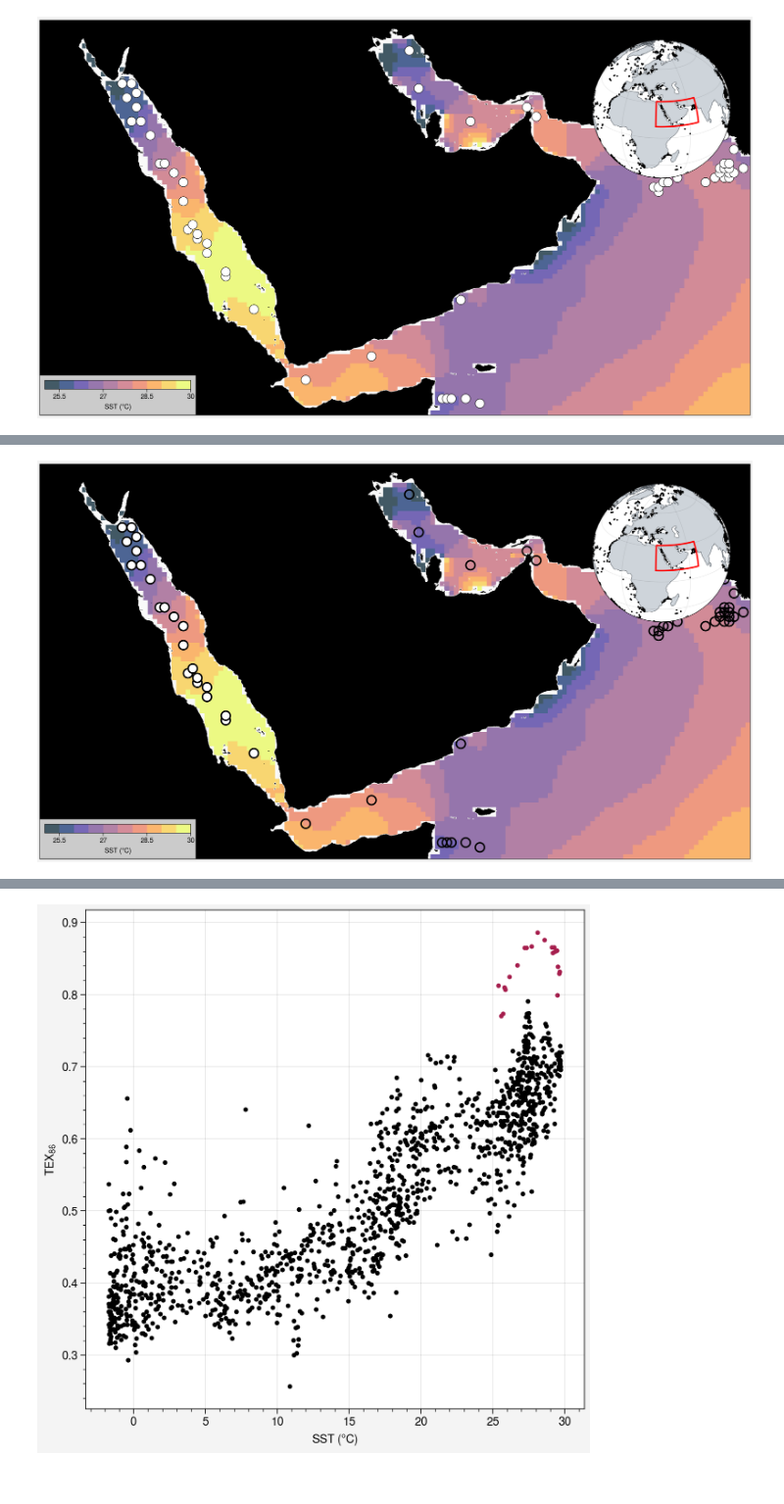
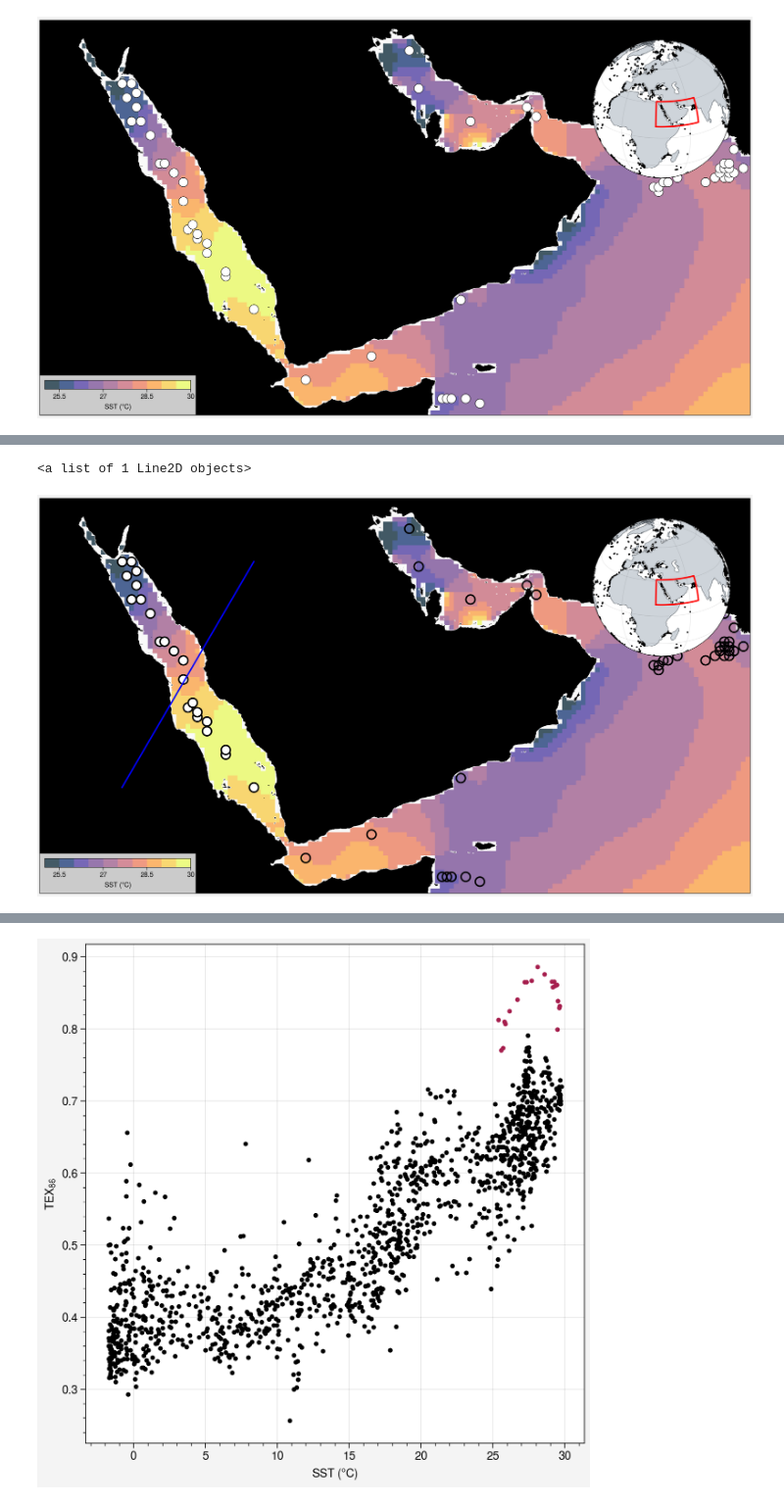
Before and after one commit to PaleoLipidRR/nutrient-effect-on-TEX, a Jupyter notebook: notebooks/viz4slides/IMOG_presentation.ipynb, the cells around one changed output, grey strips where cells are left out. Shown at 98% size. Cells and saved outputs as stored; diff of their text form; code cells hidden in the pictures.

```diff
--- a/notebooks/viz4slides/IMOG_presentation.ipynb
+++ b/notebooks/viz4slides/IMOG_presentation.ipynb
@@ -198,8 +198,8 @@ fpath = f'{local_onedrive_path}/Postdoc/WOA23/decav91C0/temperature'
 fname = 'woa23_decav91C0_t00_04.nc'
 
 T_da = xr.open_dataset(os.path.join(fpath, fname), decode_times=False)
-woas23_temp = T_da.t_an.squeeze('time')
-woas23_temp
+woa23_temp = T_da.t_an.squeeze('time')
+woa23_temp
 # %% [output]
 <xarray.DataArray 't_an' (depth: 102, lat: 720, lon: 1440)>
 [105753600 values with dtype=float32]
@@ -336,9 +801,9 @@ ax.format(
     grid=False
 )
 
-plot_data = woas23_temp.isel(depth=0)
-plot_lat = woas23_temp.lat
-plot_lon = woas23_temp.lon
+plot_data = woa23_temp.isel(depth=0)
+plot_lat = woa23_temp.lat
+plot_lon = woa23_temp.lon
 
 m = ax.pcolormesh(plot_lon,plot_lat,plot_data,cmap='thermal',levels=np.arange(25,30.5,0.5),alpha=0.75,zorder=0)
 # ax.contour(plot_lon,plot_lat,plot_data,linecolor='black',linewidth=0.25,levels=np.arange(-5000,5100,200))
@@ -362,38 +827,40 @@ for name, group in grouped:
 
 ##########################
 # Create an inset axis overlapping on the top right corner of axs[0]
 plot.rc.reso = 'lo'
 ax_inset = axs[0].inset_axes([0.7, 0.6, 0.35, 0.35],
                              proj='ortho',proj_kw={'lon_0':35,'lat_0':25})
 ax_inset.format(land=True,
                 landcolor='gray4',landzorder=0,
                 grid=True,
                 coast=True, coastcolor='gray7',coastlinewidth=0.5,coastzorder=1,
                 )
 
 
 # Your modified code section:
 # Replace this part:
 # rect = Rectangle((lon_min,lat_min), lon_max - lon_min, lat_max - lat_min, edgecolor='red9',
 #                  facecolor='none',transform=ccrs.PlateCarree())
 # ax_inset.add_patch(rect)
 
 # With this:
 boundary_lons, boundary_lats = create_latlon_boundary(lon_min, lon_max, lat_min, lat_max, n_points=50)
 
 # Method 1: Using plot (recommended - simple and effective)
 ax_inset.plot(boundary_lons, boundary_lats, 'red', linewidth=2,
               transform=ccrs.PlateCarree(), zorder=10)
 ax_inset.scatter(coretop_df['lon'],coretop_df['lat'],m='.',c='k',s=10,zorder=2)
 
+ax.plot(section_lons, section_lats, 'blue', linewidth=2,
+        transform=ccrs.PlateCarree(), zorder=11)
 
 
-
-fpath = f'/home/rrattan/Documents/GitHub/nutrient-effect-on-TEX/figures/viz_for_presentations/IMOG2025'
-fname = 'thermocline_depth_reasea'
-fig.savefig(
-    os.path.join(fpath,fname+'.png'),
-    box_inches='tight',embed_fonts=True,dpi=600
-)
+# fpath = f'{local_github_path}/figures/viz_for_presentations/IMOG2025'
+# fname = 'thermocline_depth_reasea'
+# fig.savefig(
+#     os.path.join(fpath,fname+'.png'),
+#     box_inches='tight',embed_fonts=True,dpi=600
+# )
 # %% [output]
+<a list of 1 Line2D objects>
-[figure, old version]
+[figure, new version]
```
Also changed, not shown: parts of 22 cells of this notebook, 15 other files.
